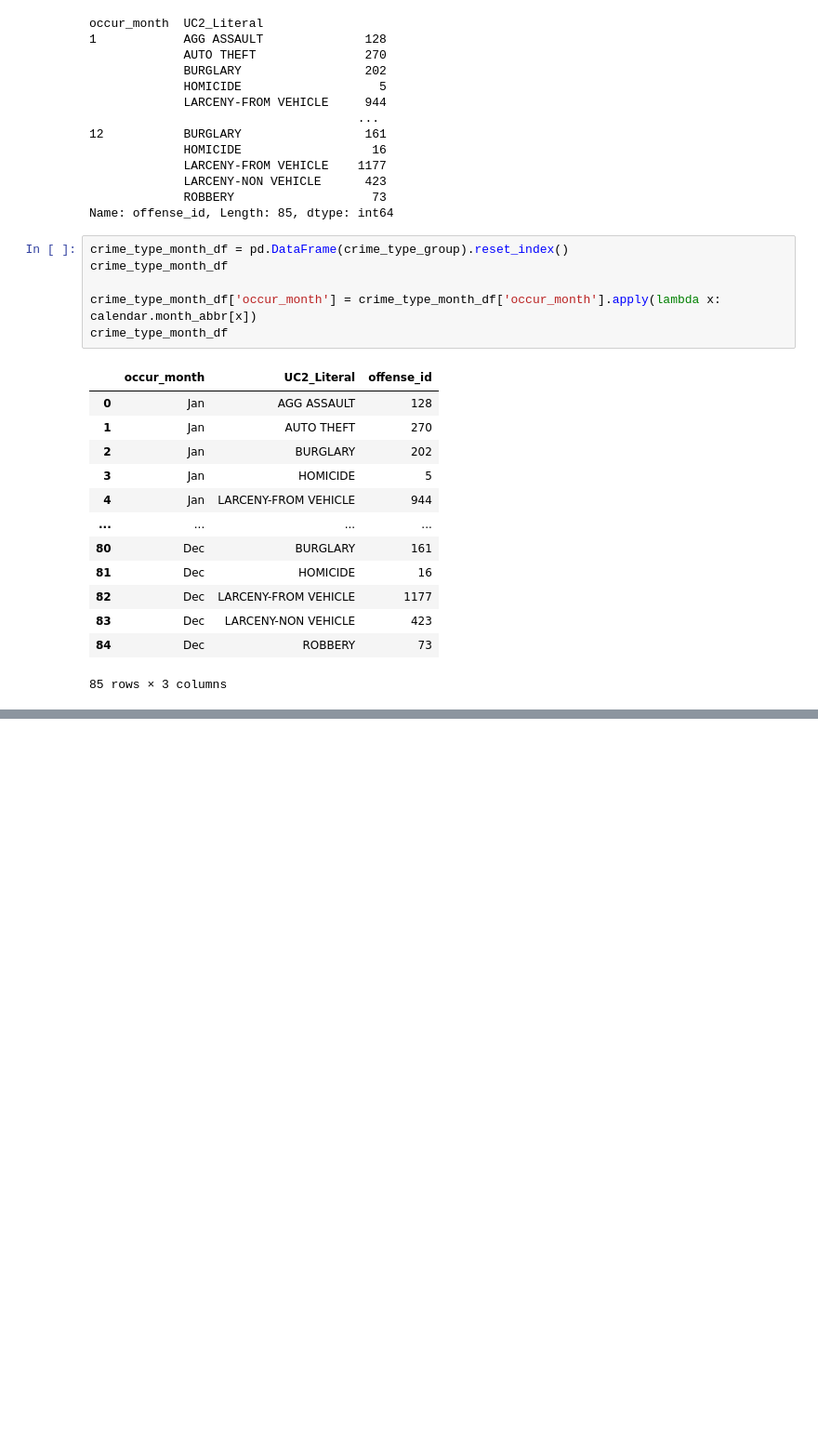
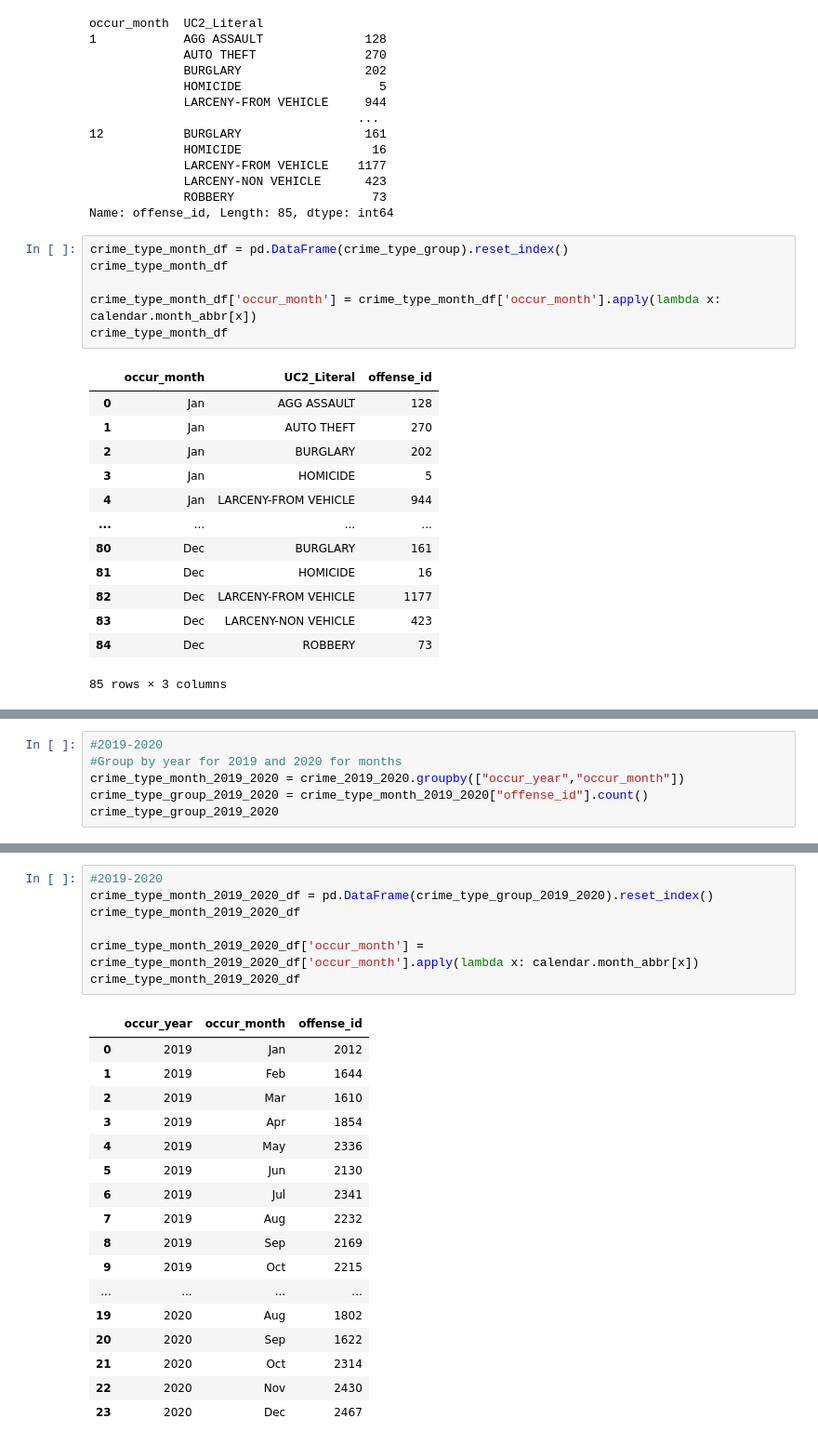
Before and after one commit to cayelsie/Crime-trends-in-Atlanta, a Jupyter notebook: Betsy.ipynb, the cells around one changed output, grey strips where cells are left out. Shown at 93% size. Cells and saved outputs as stored; diff of their text form; blank space fills up the shorter version.

```diff
--- a/Betsy.ipynb
+++ b/Betsy.ipynb
@@ -242,0 +407,6 @@ crime_type_plot
+# %%
+#2019-2020
+#Group by year for 2019 and 2020 for months
+crime_type_month_2019_2020 = crime_2019_2020.groupby(["occur_year","occur_month"])
+crime_type_group_2019_2020 = crime_type_month_2019_2020["offense_id"].count()
+crime_type_group_2019_2020
@@ -242,0 +431,25 @@ crime_type_plot
+# %%
+#2019-2020
+crime_type_month_2019_2020_df = pd.DataFrame(crime_type_group_2019_2020).reset_index()
+crime_type_month_2019_2020_df
+
+crime_type_month_2019_2020_df['occur_month'] = crime_type_month_2019_2020_df['occur_month'].apply(lambda x: calendar.month_abbr[x])
+crime_type_month_2019_2020_df
+# %% [output]
+|  | occur_year | occur_month | offense_id |
+| 0 | 2019 | Jan | 2012 |
+| 1 | 2019 | Feb | 1644 |
+| 2 | 2019 | Mar | 1610 |
+| 3 | 2019 | Apr | 1854 |
+| 4 | 2019 | May | 2336 |
+| 5 | 2019 | Jun | 2130 |
+| 6 | 2019 | Jul | 2341 |
+| 7 | 2019 | Aug | 2232 |
+| 8 | 2019 | Sep | 2169 |
+| 9 | 2019 | Oct | 2215 |
+| ... | ... | ... | ... |
+| 19 | 2020 | Aug | 1802 |
+| 20 | 2020 | Sep | 1622 |
+| 21 | 2020 | Oct | 2314 |
+| 22 | 2020 | Nov | 2430 |
+| 23 | 2020 | Dec | 2467 |
```
Also changed, not shown: parts of 19 cells of this notebook.
